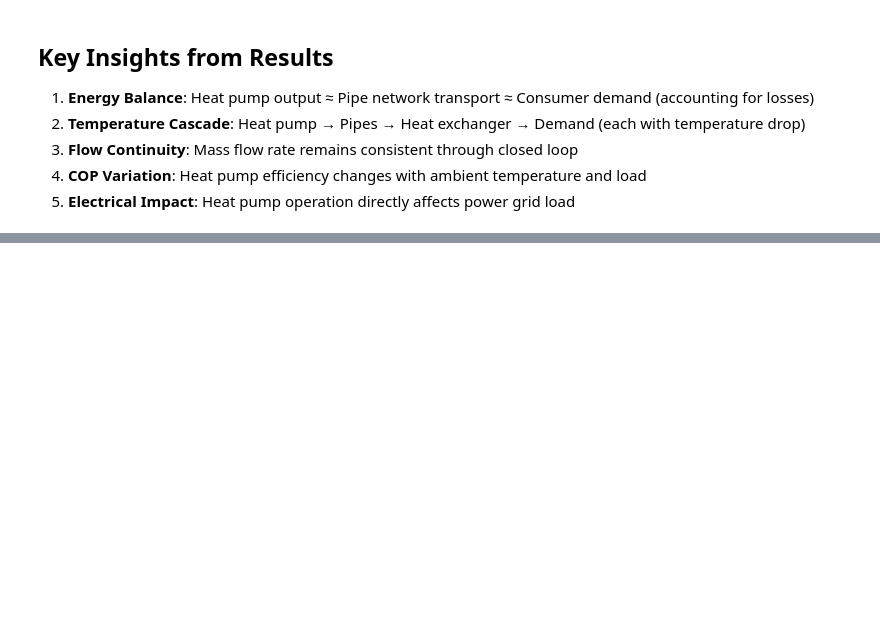
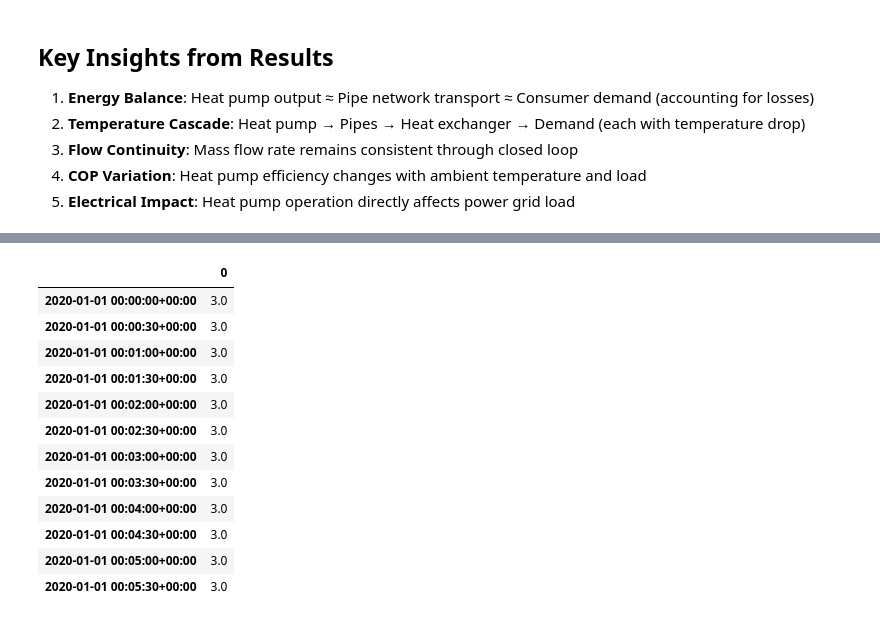
Before and after one commit to e2nIEE/pandaprosumer, a Jupyter notebook: tutorials/energy_system.ipynb, the cells around one changed output, grey strips where cells are left out. Drawn from its saved outputs; the diff is of its cells as text; code cells hidden in the pictures; blank space fills up the shorter version.

```diff
--- a/tutorials/energy_system.ipynb
+++ b/tutorials/energy_system.ipynb
@@ -713,0 +730,16 @@ plt.show()
+# %%
+net_pipes.output_writer.object.loc[0].output['res_circ_pump_pressure.mdot_from_kg_per_s']
+# %% [output]
+|  | 0 |
+| 2020-01-01 00:00:00+00:00 | 3.0 |
+| 2020-01-01 00:00:30+00:00 | 3.0 |
+| 2020-01-01 00:01:00+00:00 | 3.0 |
+| 2020-01-01 00:01:30+00:00 | 3.0 |
+| 2020-01-01 00:02:00+00:00 | 3.0 |
+| 2020-01-01 00:02:30+00:00 | 3.0 |
+| 2020-01-01 00:03:00+00:00 | 3.0 |
+| 2020-01-01 00:03:30+00:00 | 3.0 |
+| 2020-01-01 00:04:00+00:00 | 3.0 |
+| 2020-01-01 00:04:30+00:00 | 3.0 |
+| 2020-01-01 00:05:00+00:00 | 3.0 |
+| 2020-01-01 00:05:30+00:00 | 3.0 |
```
Also changed, not shown: parts of 1 cell of this notebook, 8 other files.
